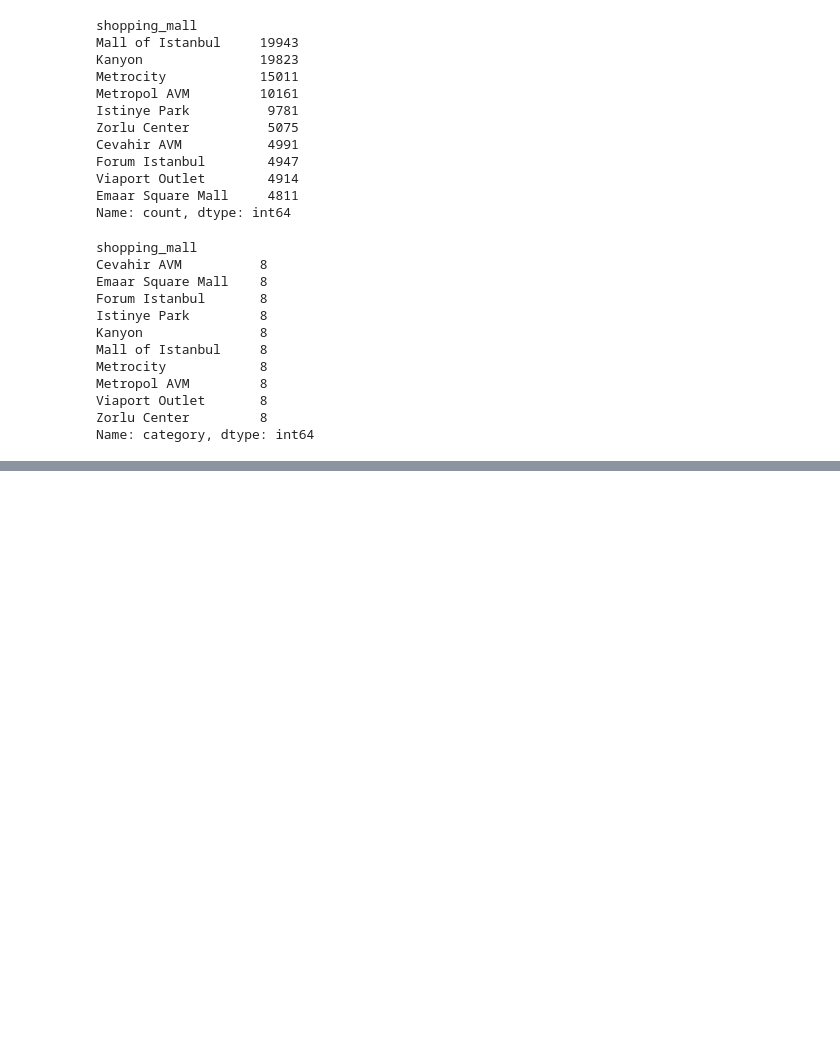
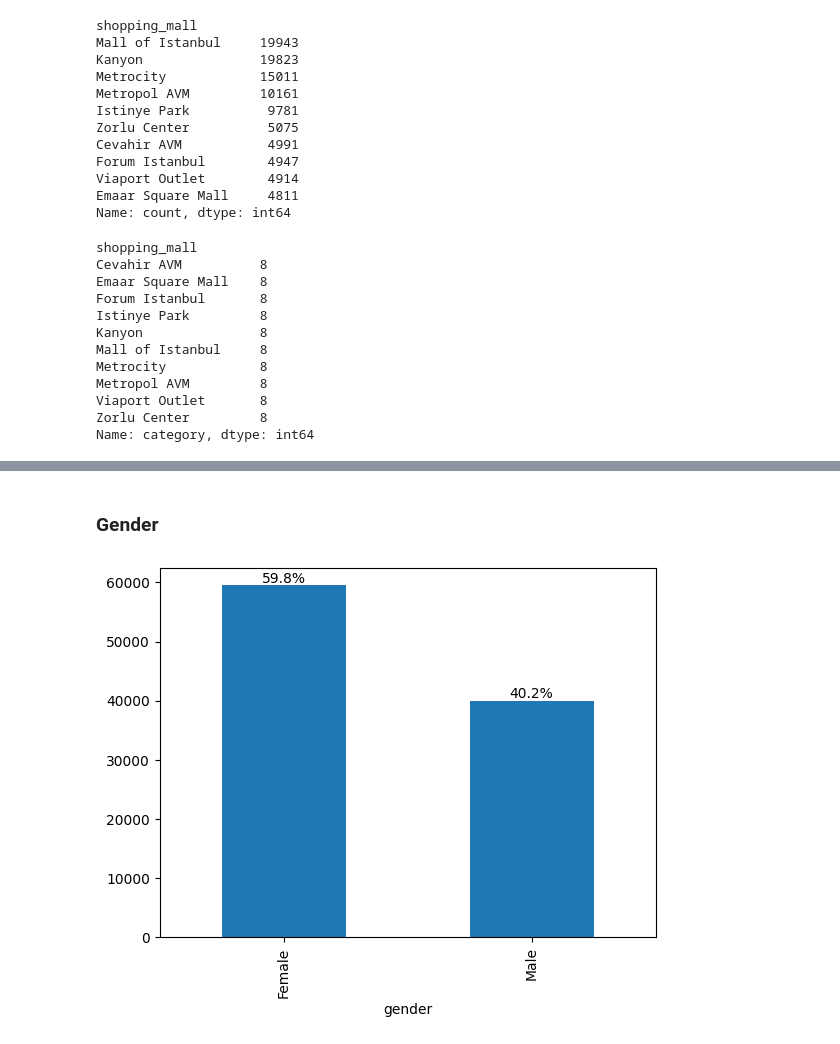
Before and after one commit to AmrMaarouf/DEPI, a Jupyter notebook: Lec8/Task_Lec8.ipynb, the cells around one changed output, grey strips where cells are left out. Drawn from its saved outputs; the diff is of its cells as text; code cells hidden in the pictures; blank space fills up the shorter version.

```diff
--- a/Lec8/Task_Lec8.ipynb
+++ b/Lec8/Task_Lec8.ipynb
@@ -293,0 +336,19 @@ Name: category, dtype: int64
+# %% [markdown]
+### Gender
+# %%
+ax = customers["gender"].value_counts().plot(kind="bar")
+
+total = len(customers)
+
+for p in ax.patches:
+    percentage = p.get_height() / total * 100
+    ax.annotate(
+        f"{percentage:.1f}%",
+        (p.get_x() + p.get_width() / 2, p.get_height()),
+        ha="center",
+        va="bottom"
+    )
+
+plt.show()
+# %% [output]
+[figure, added]
```
Also changed, not shown: parts of 25 cells of this notebook.
